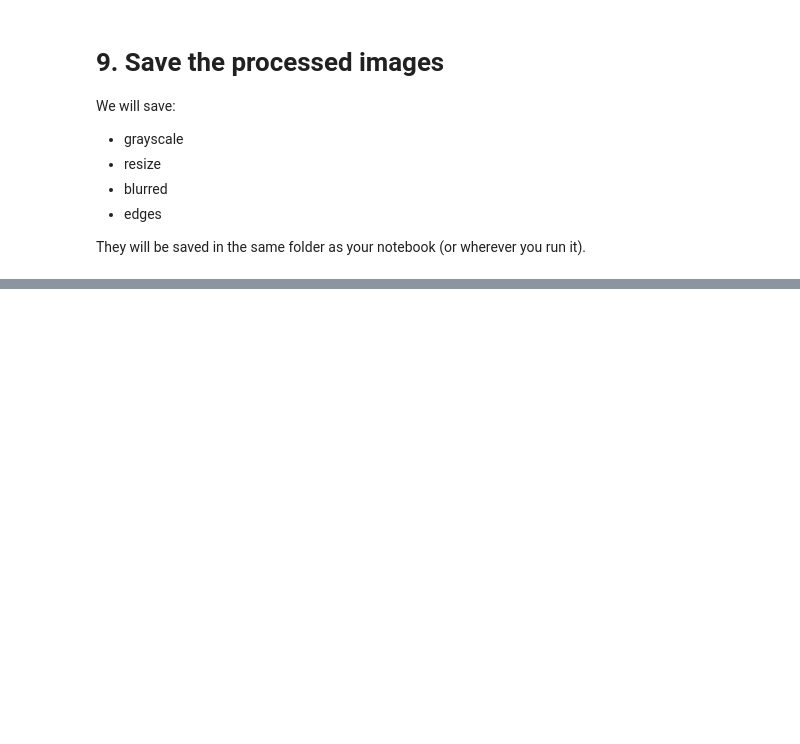
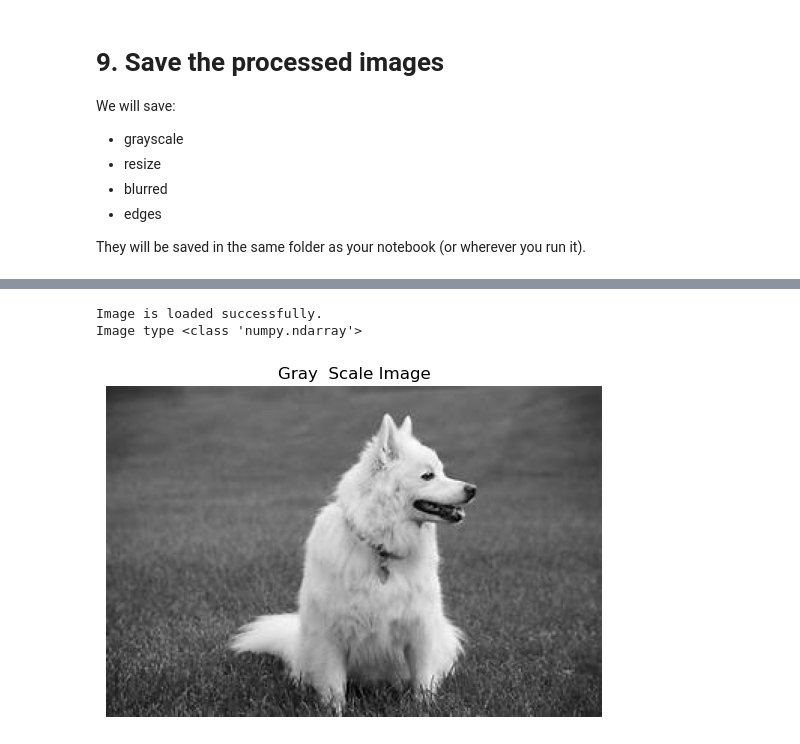
Before and after one commit to RehmanAhmad333/AI-Lab-Work, a Jupyter notebook: OpenCV Library Basic Lecture 1.ipynb, the cells around one changed output, grey strips where cells are left out. Saved outputs shown, nothing was run; the diff lists cells and outputs as text; code cells hidden in the pictures; blank space fills up the shorter version.

Commit message:
Add OpenCV Lecture 1

```diff
--- a/OpenCV Library Basic Lecture 1.ipynb
+++ b/OpenCV Library Basic Lecture 1.ipynb
@@ -24,7 +24,7 @@ import matplotlib.pyplot as plt
 ## 1. Read the Image
 # %%
 # Load image
-image = cv2.imread("dog1.jpg")
+image = cv2.imread("OpenCV/dog1.jpg")
 
 if image is None:
     print("Image not found, Check image path and name , correct this.")
@@ -229,0 +327,25 @@ They will be saved in the same folder as your notebook (or wherever you run it).
+# %%
+import cv2
+import matplotlib.pyplot as plt
+# Load image
+
+img = cv2.imread("OpenCV/dog.jpg")
+
+if img is None:
+    print("Image is not found , check the image name and path , correct it.")
+else:
+    print("Image is loaded successfully.")
+    print("Image type" , type(img))
+# %% [output]
+Image is loaded successfully.
+Image type <class 'numpy.ndarray'>
+# %%
+# covert to grayscale
+if img is not None:
+    gray = cv2.cvtColor(img , cv2.COLOR_BGR2GRAY)
+
+    plt.imshow(gray  , cmap="gray")
+    plt.axis("off")
+    plt.title("Gray  Scale Image")
+# %% [output]
+[figure, added]
```
Also changed, not shown: parts of 9 cells of this notebook.
